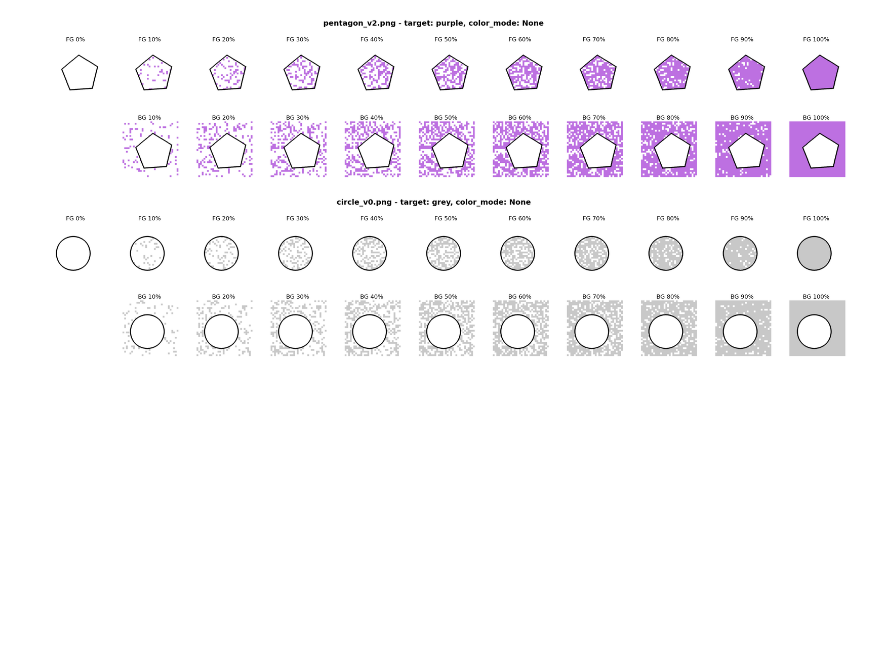
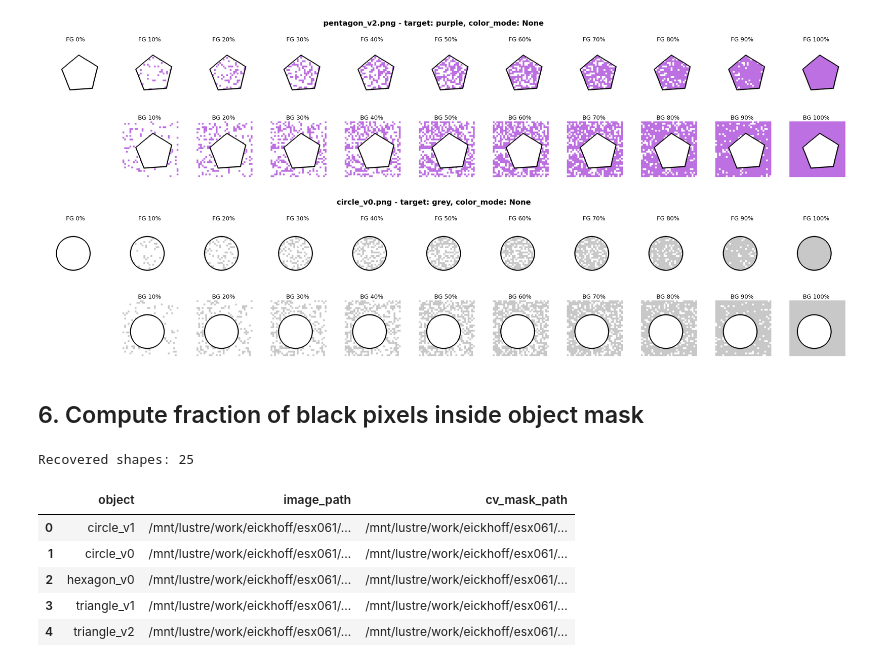
Before and after one commit to jonnemi/color-concept-entanglement, a Jupyter notebook: making_color_images/make_shape_dataset.ipynb, the cells around one changed output. Drawn from its saved outputs; the diff is of its cells as text; code cells hidden in the pictures; blank space fills up the shorter version.

```diff
--- a/making_color_images/make_shape_dataset.ipynb
+++ b/making_color_images/make_shape_dataset.ipynb
@@ -342,3 +343,35 @@ for idx, row in df.sample(5).iterrows():
 [figure]
 [figure]
 [figure]
+# %% [markdown]
+## 6. Compute fraction of black pixels inside object mask
+# %%
+rows = []
+
+for img_path in SHAPE_IMGS.glob("*.png"):
+
+    stem = img_path.stem
+    mask_path = SHAPE_MASKS / f"{stem}.png"
+
+    if not mask_path.exists():
+        mask_path = SHAPE_MASKS / f"{stem}_mask.png"
+
+    if mask_path.exists():
+        rows.append({
+            "object": stem,
+            "image_path": str(img_path),
+            "cv_mask_path": str(mask_path),
+        })
+
+shapes_df = pd.DataFrame(rows)
+
+print("Recovered shapes:", len(shapes_df))
+shapes_df.head()
+# %% [output]
+Recovered shapes: 25
+|  | object | image_path | cv_mask_path |
+| 0 | circle_v1 | /mnt/lustre/work/eickhoff/esx061/... | /mnt/lustre/work/eickhoff/esx061/... |
+| 1 | circle_v0 | /mnt/lustre/work/eickhoff/esx061/... | /mnt/lustre/work/eickhoff/esx061/... |
+| 2 | hexagon_v0 | /mnt/lustre/work/eickhoff/esx061/... | /mnt/lustre/work/eickhoff/esx061/... |
+| 3 | triangle_v1 | /mnt/lustre/work/eickhoff/esx061/... | /mnt/lustre/work/eickhoff/esx061/... |
+| 4 | triangle_v2 | /mnt/lustre/work/eickhoff/esx061/... | /mnt/lustre/work/eickhoff/esx061/... |
```
Also changed, not shown: parts of 6 cells of this notebook, 3 other files.
